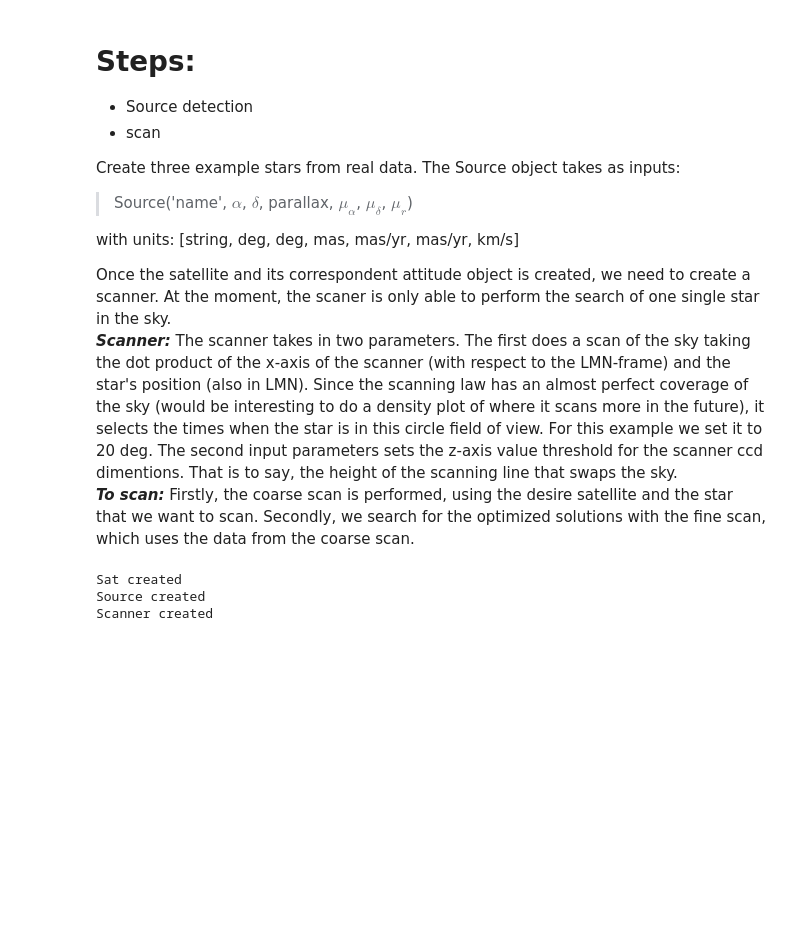
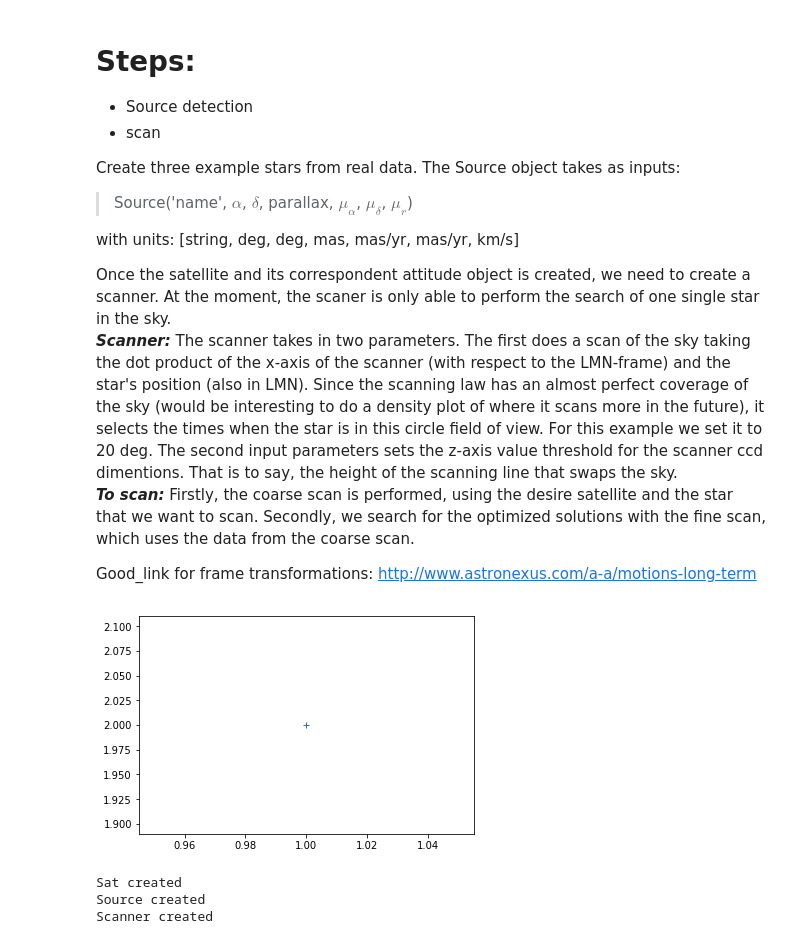
Before and after one commit to bombrun/GaiaLab, a Jupyter notebook: notebooks/3-luca-tests.ipynb, the cells around one changed output. Drawn from its saved outputs; the diff is of its cells as text; code cells hidden in the pictures; blank space fills up the shorter version.

```diff
--- a/notebooks/3-luca-tests.ipynb
+++ b/notebooks/3-luca-tests.ipynb
@@ -58,6 +61,13 @@ The scanner takes in two parameters. The first does a scan of the sky taking the
 _**To scan:**_
 Firstly, the coarse scan is performed, using the desire satellite and the star that we want to scan.
 Secondly, we search for the optimized solutions with the fine scan, which uses the data from the coarse scan.
+
+Good_link for frame transformations: http://www.astronexus.com/a-a/motions-long-term
+# %%
+plt.plot(1,2,'+')
+plt.show()
+# %% [output]
+[figure, added]
 # %%
 # # create all the objects we will need:
 # parameters for the notebook
```
Also changed, not shown: parts of 46 cells of this notebook, 9 other files.
